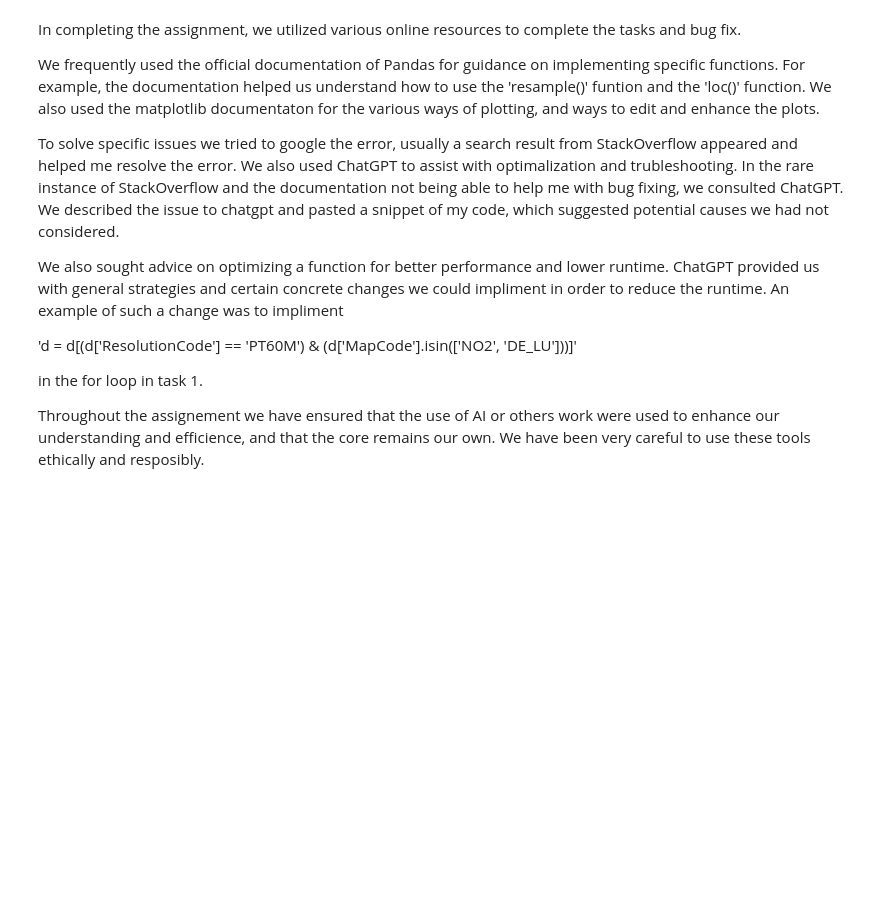
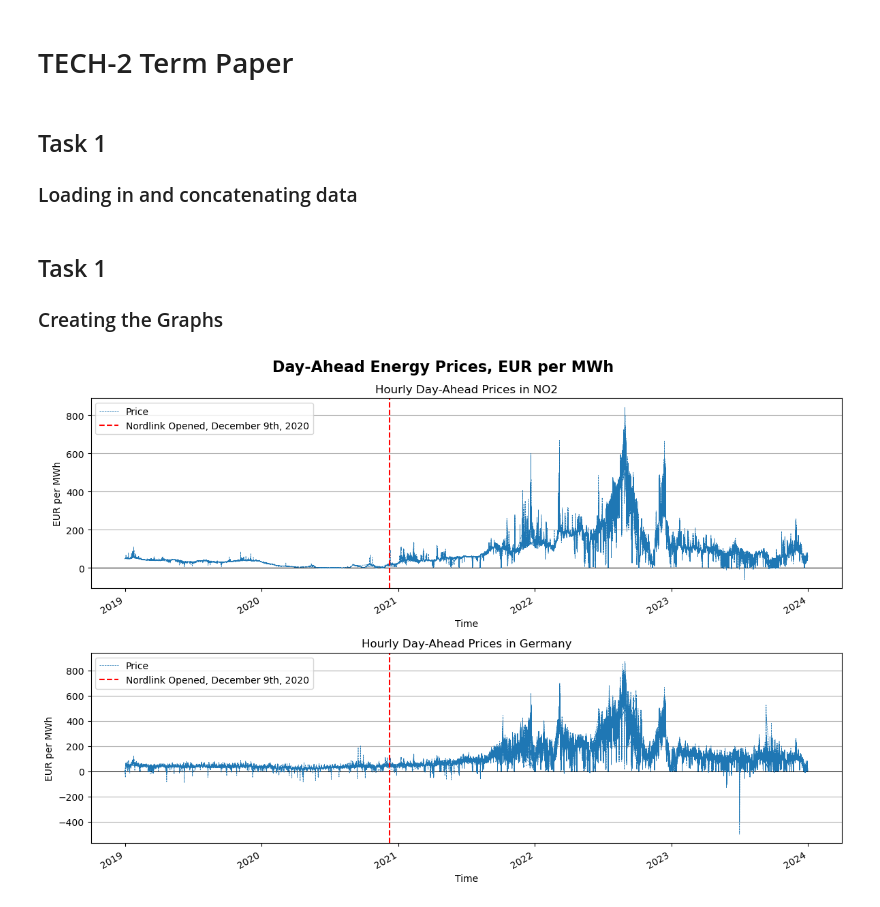
Before and after one commit to aayushlk/TECH2_TermPaper, a Jupyter notebook: Task1.ipynb, the cells around one changed output. Saved outputs shown, nothing was run; the diff lists cells and outputs as text; code cells hidden in the pictures; blank space fills up the shorter version.

```diff
--- a/Task1.ipynb
+++ b/Task1.ipynb
@@ -222,16 +1,5 @@ TASK 6
-# %% [markdown]
-In completing the assignment, we utilized various online resources to complete the tasks and bug fix.
-
-We frequently used the official documentation of Pandas for guidance on implementing specific functions. For example, the documentation helped us understand how to use the 'resample()' funtion and the 'loc()' function.
-We also used the matplotlib documentaton for the various ways of plotting, and ways to edit and enhance the plots.
-
-To solve specific issues we tried to google the error, usually a search result from StackOverflow appeared and helped me resolve the error.
-We also used ChatGPT to assist with optimalization and trubleshooting. In the rare instance of StackOverflow and the documentation not being able to help me with bug fixing, we consulted ChatGPT. We described the issue to chatgpt and pasted a snippet of my code, which suggested potential causes we had not considered.
-
-We also sought advice on optimizing a function for better performance and lower runtime. ChatGPT provided us with general strategies and certain concrete changes we could impliment in order to reduce the runtime. An example of such a change was to impliment
-
-'d = d[(d['ResolutionCode'] == 'PT60M') & (d['MapCode'].isin(['NO2', 'DE_LU']))]'
-
-in the for loop in task 1.
-
-Throughout the assignement we have ensured that the use of AI or others work were used to enhance our understanding and efficience, and that the core remains our own. We have been very careful to use these tools ethically and resposibly.
+# %% [markdown]
+# TECH-2 Term Paper
+# %% [markdown]
+## Task 1
+### Loading in and concatenating data
@@ -237,0 +30,32 @@ Throughout the assignement we have ensured that the use of AI or others work wer
+# %% [markdown]
+## Task 1
+### Creating the Graphs
+# %%
+# Separate data for NO2 and DE_LU using .loc
+dfno = all_prices_data.loc[all_prices_data['MapCode'] == 'NO2']
+dfde = all_prices_data.loc[all_prices_data['MapCode'] == 'DE_LU']
+
+# Create subplots using pyplot
+fig, (ax1, ax2) = plt.subplots(2, 1, figsize=(12, 8))
+fig.suptitle("Day-Ahead Energy Prices, EUR per MWh",fontsize=16,fontweight="bold")
+
+# NO2 Plot
+ax1.axhline(y=0,color="black",lw=0.7) #Seperate zero-axis to emphasize when prices turn negative or are low
+dfno['Price'].plot(ax=ax1, lw=0.5, ls='--', title="Hourly Day-Ahead Prices in NO2", xlabel='Time', ylabel='EUR per MWh')
+ax1.axvline(pd.to_datetime("2020-12-09"), color='red', linestyle='--', label='Nordlink Opened, December 9th, 2020') # line showing December 9th, 2020 Nordlink opening
+ax1.grid(axis="y")
+ax1.legend()
+
+# Germany Plot
+ax2.axhline(y=0,color="black",lw=0.7) #Seperate zero-axis to emphasize when prices turn negative
+dfde['Price'].plot(ax=ax2, lw=0.5, ls='--', title="Hourly Day-Ahead Prices in Germany", xlabel='Time', ylabel='EUR per MWh')
+ax2.axvline(pd.to_datetime("2020-12-09"), color='red', linestyle='--', label='Nordlink Opened, December 9th, 2020') # line showing December 9th, 2020 Nordlink opening
+ax2.grid(axis="y")
+ax2.legend()
+
+# Adjust layout and save the figure
+plt.tight_layout()  # Adjust spacing between plots
+plt.savefig('figure_task1.png', format='png', dpi=600)
+plt.show()
+# %% [output]
+[figure, added]
```
Also changed, not shown: parts of 34 cells of this notebook, 6 other files.
